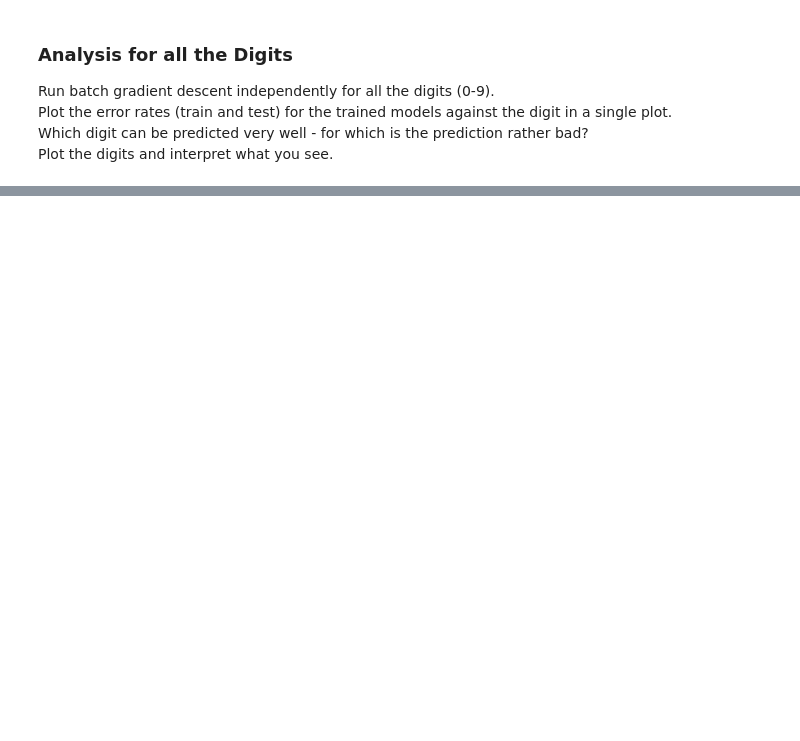
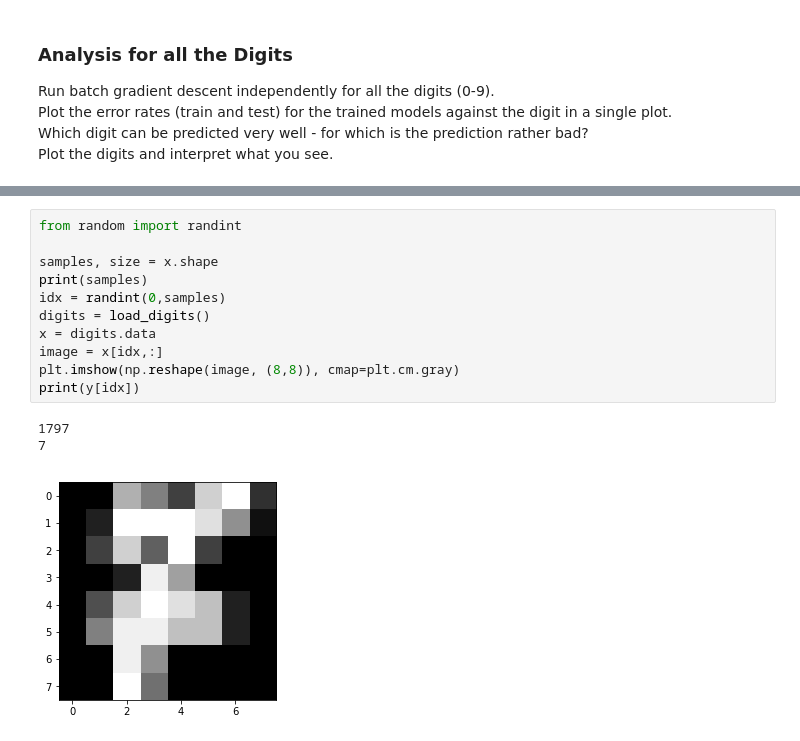
Before and after one commit to suizo12/TSM_DeLearn, a Jupyter notebook: work02/MNIST_Light_Binary_PW-stud.ipynb, the cells around one changed output, grey strips where cells are left out. Cells and saved outputs as stored; diff of their text form; blank space fills up the shorter version.

```diff
--- a/work02/MNIST_Light_Binary_PW-stud.ipynb
+++ b/work02/MNIST_Light_Binary_PW-stud.ipynb
@@ -516,0 +551,15 @@ Plot the digits and interpret what you see.
+# %%
+from random import randint
+
+samples, size = x.shape
+print(samples)
+idx = randint(0,samples)
+digits = load_digits()
+x = digits.data
+image = x[idx,:]
+plt.imshow(np.reshape(image, (8,8)), cmap=plt.cm.gray)
+print(y[idx])
+# %% [output]
+1797
+7
+[figure, added]
```
Also changed, not shown: parts of 16 cells of this notebook.
